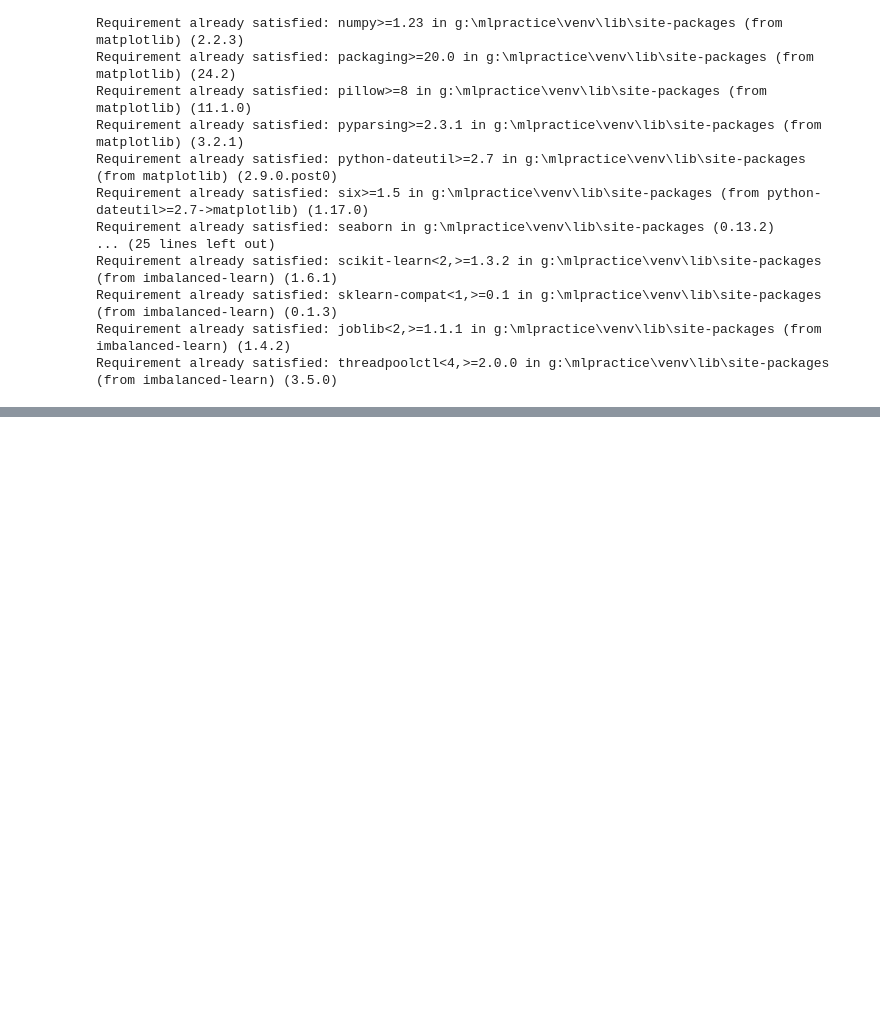
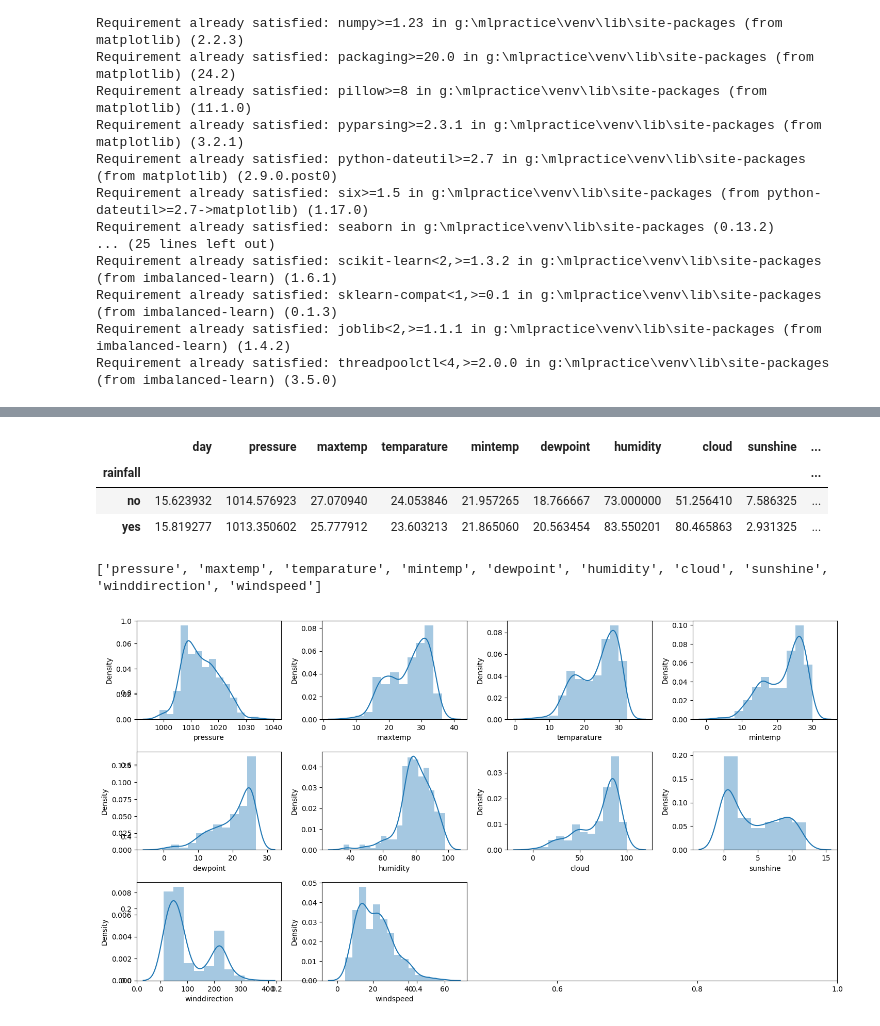
Before and after one commit to suman60/ML-Projects, a Jupyter notebook: RainfallPrediction.ipynb, the cells around one changed output, grey strips where cells are left out. Saved outputs shown, nothing was run; the diff lists cells and outputs as text; code cells hidden in the pictures; blank space fills up the shorter version.

```diff
--- a/RainfallPrediction.ipynb
+++ b/RainfallPrediction.ipynb
@@ -24,0 +145,23 @@ Requirement already satisfied: threadpoolctl<4,>=2.0.0 in g:\mlpractice\venv\lib
+# %%
+df.groupby('rainfall').mean()
+# %% [output]
+|  | day | pressure | maxtemp | temparature | mintemp | dewpoint | humidity | cloud | sunshine | ... |
+| rainfall |  |  |  |  |  |  |  |  |  | ... |
+| no | 15.623932 | 1014.576923 | 27.070940 | 24.053846 | 21.957265 | 18.766667 | 73.000000 | 51.256410 | 7.586325 | ... |
+| yes | 15.819277 | 1013.350602 | 25.777912 | 23.603213 | 21.865060 | 20.563454 | 83.550201 | 80.465863 | 2.931325 | ... |
+# %%
+features = list(df.select_dtypes(include = np.number).columns)
+features.remove('day')
+print(features)
+# %% [output]
+['pressure', 'maxtemp', 'temparature', 'mintemp', 'dewpoint', 'humidity', 'cloud', 'sunshine', 'winddirection', 'windspeed']
+# %%
+plt.subplots(figsize=(15,8))
+
+for i, col in enumerate(features):
+  plt.subplot(3,4, i + 1)
+  sb.distplot(df[col])
+plt.tight_layout()
+plt.show()
+# %% [output]
+[figure, added]
```
Also changed, not shown: parts of 20 cells of this notebook, 1 other file.
